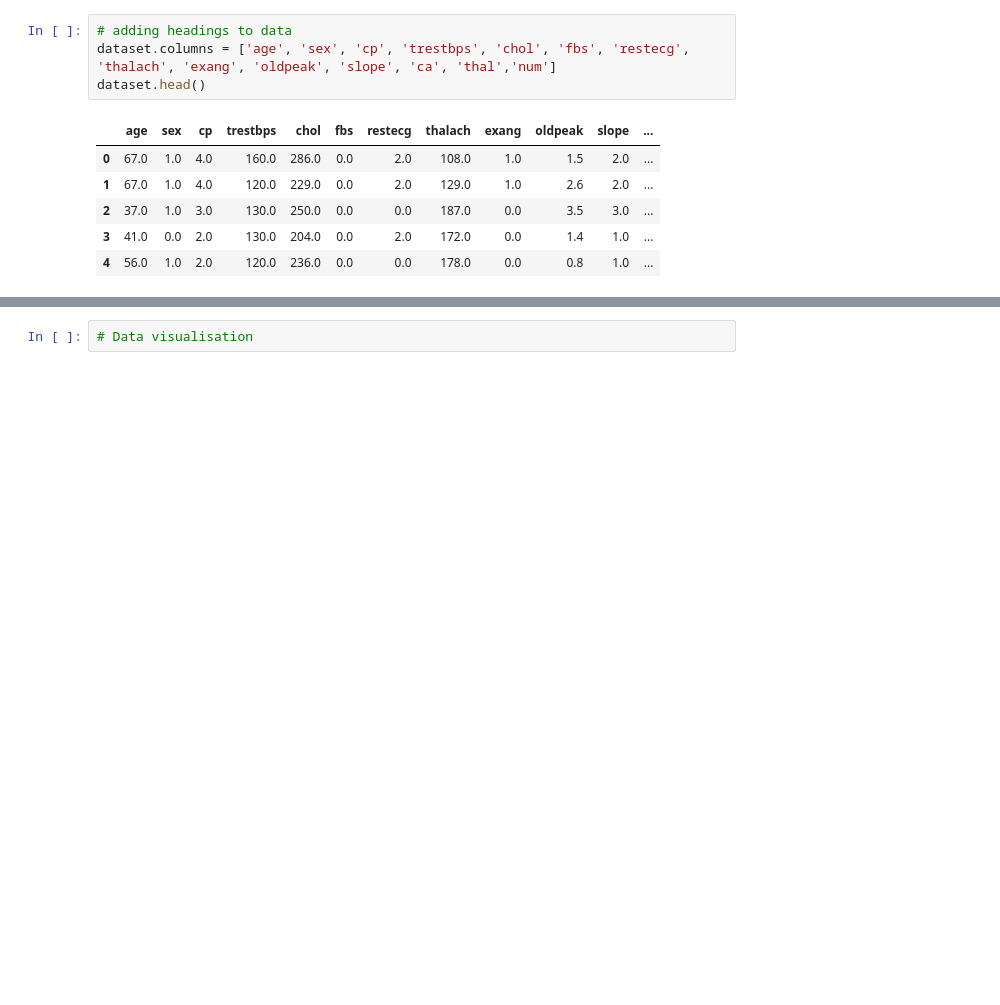
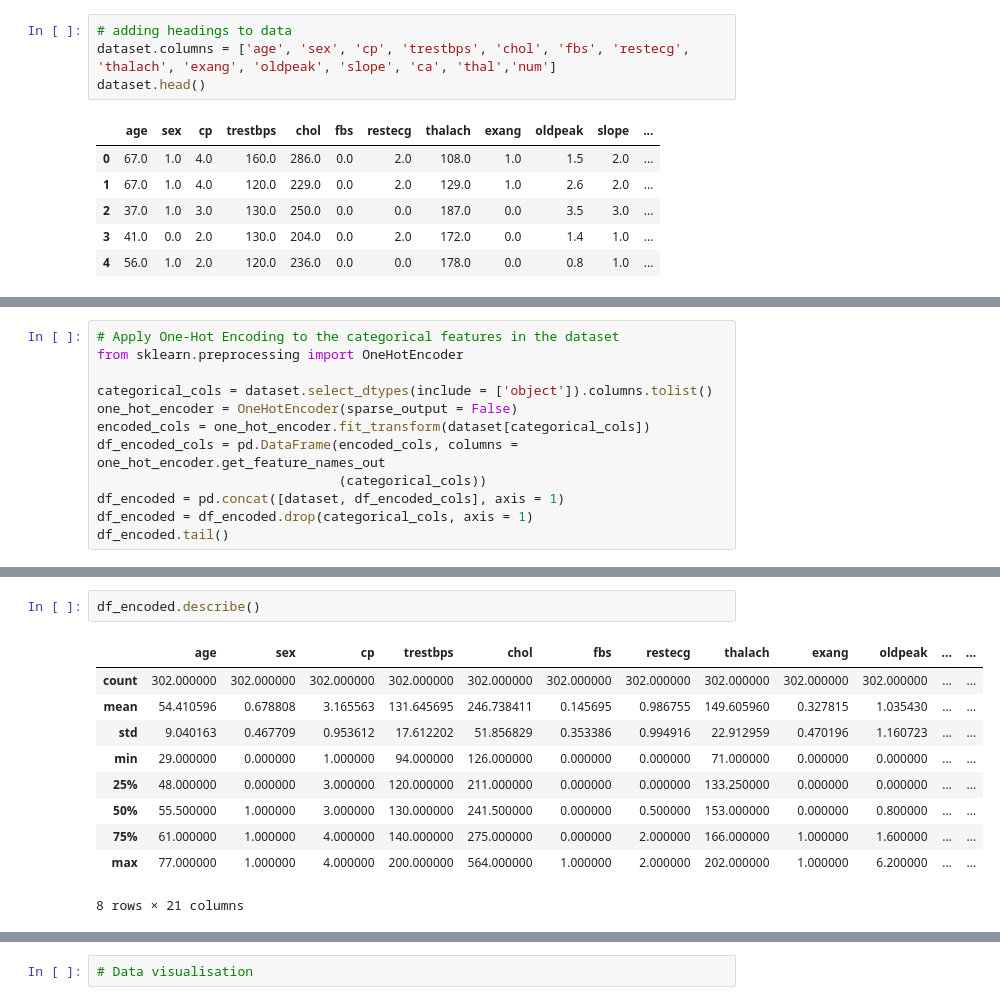
Before and after one commit to glacial-drm/Supervised-Learners, a Jupyter notebook: CW1/cw1-classification.ipynb, the cells around one changed output, grey strips where cells are left out. Saved outputs shown, nothing was run; the diff lists cells and outputs as text; blank space fills up the shorter version.

Commit message:
One Hot Encoding for categorical features

```diff
--- a/CW1/cw1-classification.ipynb
+++ b/CW1/cw1-classification.ipynb
@@ -57,0 +58,12 @@ memory usage: 33.2 KB
+# %%
+# Apply One-Hot Encoding to the categorical features in the dataset
+from sklearn.preprocessing import OneHotEncoder
+
+categorical_cols = dataset.select_dtypes(include = ['object']).columns.tolist()
+one_hot_encoder = OneHotEncoder(sparse_output = False)
+encoded_cols = one_hot_encoder.fit_transform(dataset[categorical_cols])
+df_encoded_cols = pd.DataFrame(encoded_cols, columns = one_hot_encoder.get_feature_names_out
+                               (categorical_cols))
+df_encoded = pd.concat([dataset, df_encoded_cols], axis = 1)
+df_encoded = df_encoded.drop(categorical_cols, axis = 1)
+df_encoded.tail()
@@ -67,3 +87,16 @@ dataset.describe()
 | 50% | 55.500000 | 1.000000 | 3.000000 | 130.000000 | 241.500000 | 0.000000 | 0.500000 | 153.000000 | 0.000000 | 0.800000 | 2.000000 | ... |
 | 75% | 61.000000 | 1.000000 | 4.000000 | 140.000000 | 275.000000 | 0.000000 | 2.000000 | 166.000000 | 1.000000 | 1.600000 | 2.000000 | ... |
 | max | 77.000000 | 1.000000 | 4.000000 | 200.000000 | 564.000000 | 1.000000 | 2.000000 | 202.000000 | 1.000000 | 6.200000 | 3.000000 | ... |
+# %%
+df_encoded.describe()
+# %% [output]
+|  | age | sex | cp | trestbps | chol | fbs | restecg | thalach | exang | oldpeak | ... | ... |
+| count | 302.000000 | 302.000000 | 302.000000 | 302.000000 | 302.000000 | 302.000000 | 302.000000 | 302.000000 | 302.000000 | 302.000000 | ... | ... |
+| mean | 54.410596 | 0.678808 | 3.165563 | 131.645695 | 246.738411 | 0.145695 | 0.986755 | 149.605960 | 0.327815 | 1.035430 | ... | ... |
+| std | 9.040163 | 0.467709 | 0.953612 | 17.612202 | 51.856829 | 0.353386 | 0.994916 | 22.912959 | 0.470196 | 1.160723 | ... | ... |
+| min | 29.000000 | 0.000000 | 1.000000 | 94.000000 | 126.000000 | 0.000000 | 0.000000 | 71.000000 | 0.000000 | 0.000000 | ... | ... |
+| 25% | 48.000000 | 0.000000 | 3.000000 | 120.000000 | 211.000000 | 0.000000 | 0.000000 | 133.250000 | 0.000000 | 0.000000 | ... | ... |
+| 50% | 55.500000 | 1.000000 | 3.000000 | 130.000000 | 241.500000 | 0.000000 | 0.500000 | 153.000000 | 0.000000 | 0.800000 | ... | ... |
+| 75% | 61.000000 | 1.000000 | 4.000000 | 140.000000 | 275.000000 | 0.000000 | 2.000000 | 166.000000 | 1.000000 | 1.600000 | ... | ... |
+| max | 77.000000 | 1.000000 | 4.000000 | 200.000000 | 564.000000 | 1.000000 | 2.000000 | 202.000000 | 1.000000 | 6.200000 | ... | ... |
+8 rows × 21 columns
```
Also changed, not shown: parts of 5 cells of this notebook.
